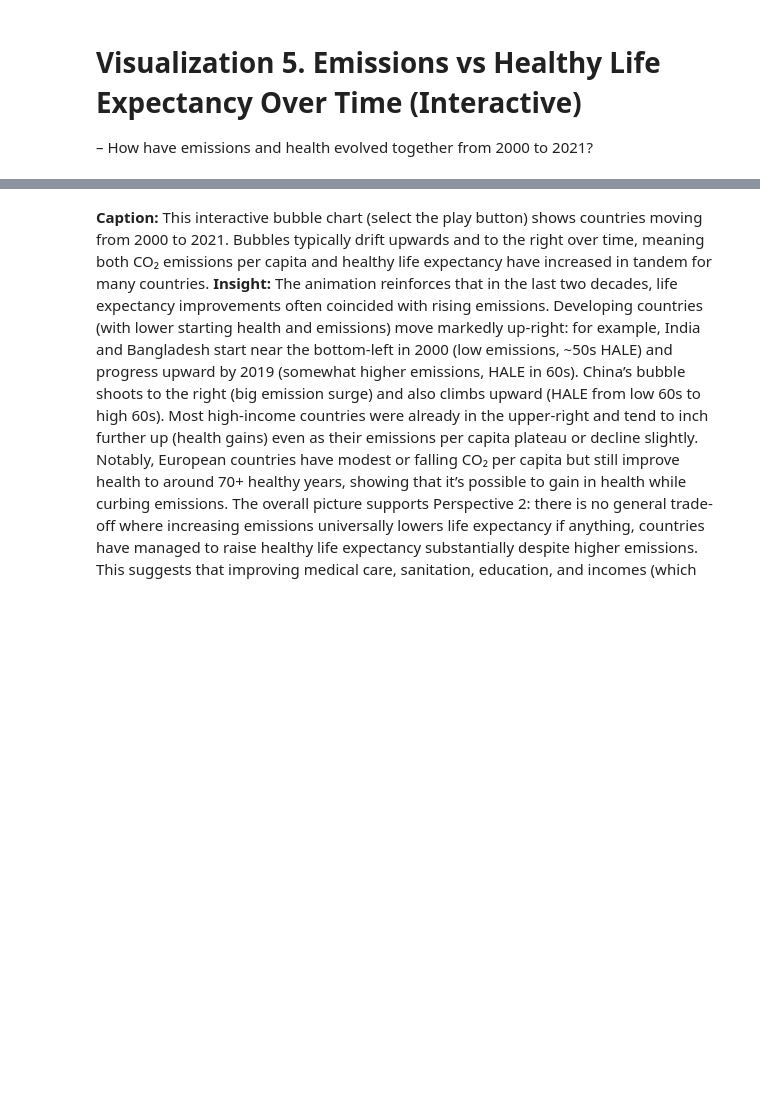
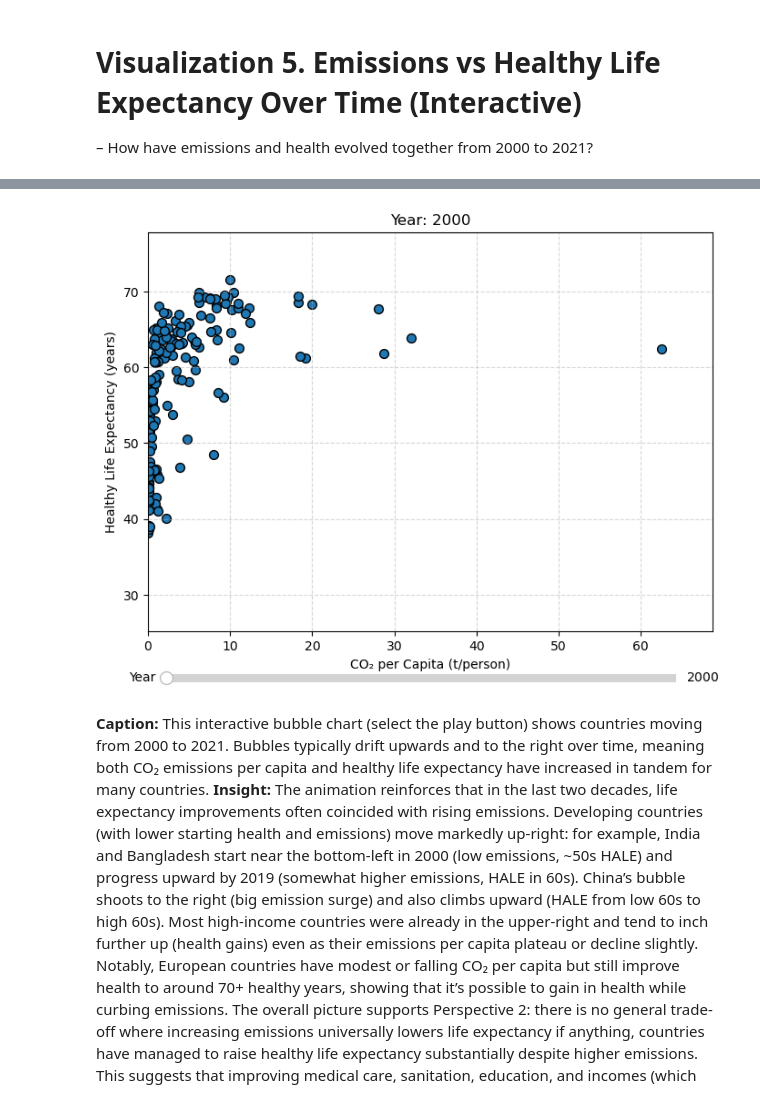
Before and after one commit to Haldor77/informationvisualisation, a Jupyter notebook: _sources/The Impact of CO2 Emissions on Healthy Life Expectancy at Birth Per Country.ipynb, the cells around one changed output, grey strips where cells are left out. Cells and saved outputs as stored; diff of their text form; code cells hidden in the pictures; blank space fills up the shorter version.

```diff
--- a/_sources/The Impact of CO2 Emissions on Healthy Life Expectancy at Birth Per Country.ipynb
+++ b/_sources/The Impact of CO2 Emissions on Healthy Life Expectancy at Birth Per Country.ipynb
@@ -371,2 +348,75 @@ FileNotFoundError: [Errno 2] No such file or directory: 'co2_per_capita.csv'
+# %%
+import pandas as pd
+import matplotlib.pyplot as plt
+import numpy as np
+from matplotlib.widgets import Slider
+
+# 1) Data inladen en voorbereiden zoals je al deed
+co2 = pd.read_csv('owid-co2-data.csv', usecols=['country','year','co2_per_capita'])
+hale = pd.read_csv('C64284D_ALL_LATEST.csv')
+
+hale = (
+    hale.loc[
+        (hale['IND_NAME']=='Healthy life expectancy (at birth)') &
+        (hale['DIM_SEX']=='TOTAL'),
+        ['GEO_NAME_SHORT','DIM_TIME','AMOUNT_N']
+    ]
+    .rename(columns={
+        'GEO_NAME_SHORT':'country',
+        'DIM_TIME':'year',
+        'AMOUNT_N':'healthy_life_expectancy'
+    })
+)
+
+co2['year']  = co2['year'].astype(int)
+hale['year'] = hale['year'].astype(int)
+
+df = pd.merge(co2, hale, on=['country','year'], how='inner')
+df = df[(df.year >= 2000) & (df.year <= 2021)]
+years = sorted(df['year'].unique())
+
+# 2) Figuur en slider-as opzetten
+fig, ax = plt.subplots(figsize=(8,6))
+plt.subplots_adjust(bottom=0.15)  # ruimte voor de slider
+
+# Initiële scatter voor het eerste jaar
+current_year = years[0]
+sub = df[df.year == current_year]
+scat = ax.scatter(sub['co2_per_capita'], sub['healthy_life_expectancy'],
+                  s=50, edgecolor='k')
+title = ax.set_title(f'Year: {current_year}')
+
+ax.set_xlim(0, df['co2_per_capita'].max()*1.1)
+ax.set_ylim(df['healthy_life_expectancy'].min()*0.9,
+            df['healthy_life_expectancy'].max()*1.05)
+ax.set_xlabel('CO₂ per Capita (t/person)')
+ax.set_ylabel('Healthy Life Expectancy (years)')
+ax.grid(True, linestyle='--', alpha=0.5)
+
+# Slider-as: [left, bottom, width, height] in fraction of fig
+ax_slider = fig.add_axes([0.15, 0.05, 0.7, 0.03])
+slider = Slider(
+    ax=ax_slider,
+    label='Year',
+    valmin=years[0],
+    valmax=years[-1],
+    valinit=current_year,
+    valstep=years,
+    color='lightblue'
+)
+
+# 3) Update-functie voor de slider
+def update(val):
+    yr = int(slider.val)
+    sub = df[df.year == yr]
+    scat.set_offsets(np.c_[sub['co2_per_capita'], sub['healthy_life_expectancy']])
+    title.set_text(f'Year: {yr}')
+    fig.canvas.draw_idle()
+
+slider.on_changed(update)
+
+plt.show()
+# %% [output]
+[figure, added]
 # %% [markdown]
 **Caption:** This interactive bubble chart (select the play button) shows countries moving from 2000 to 2021. Bubbles typically drift upwards and to the right over time, meaning both CO₂ emissions per capita and healthy life expectancy have increased in tandem for many countries.
```
Also changed, not shown: parts of 2 cells of this notebook, 3 other files.
